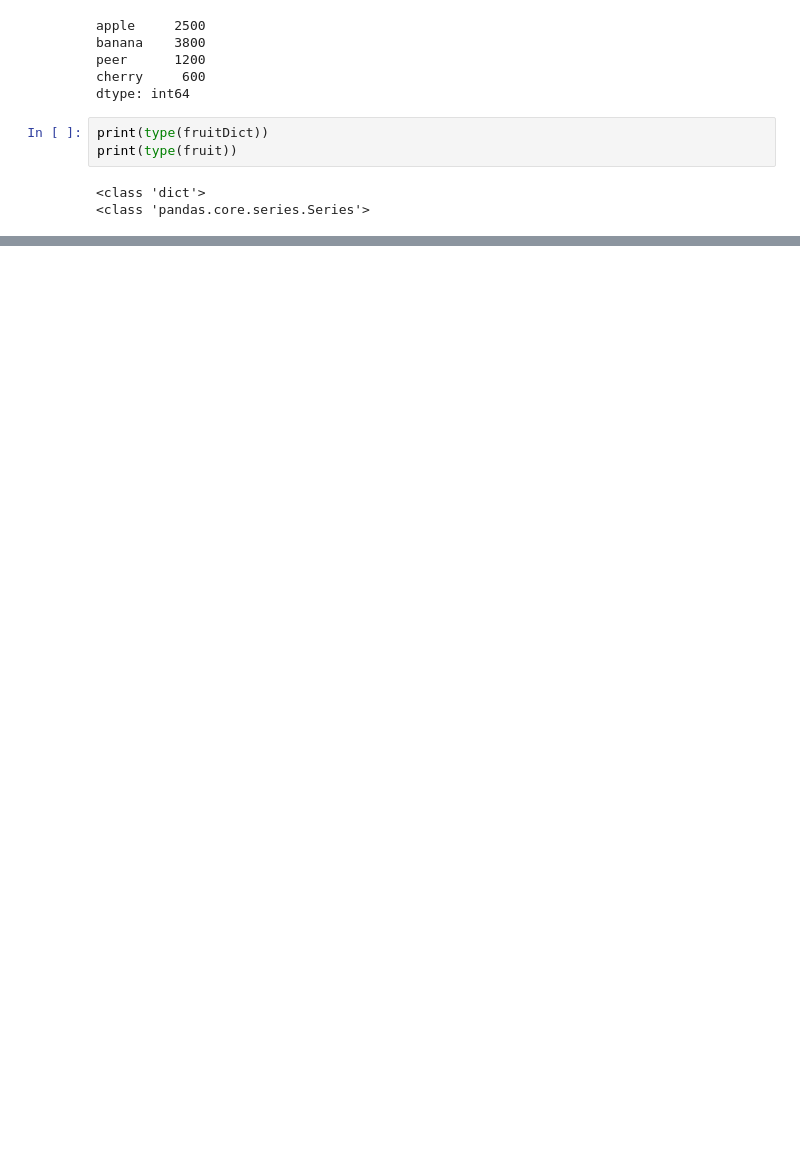
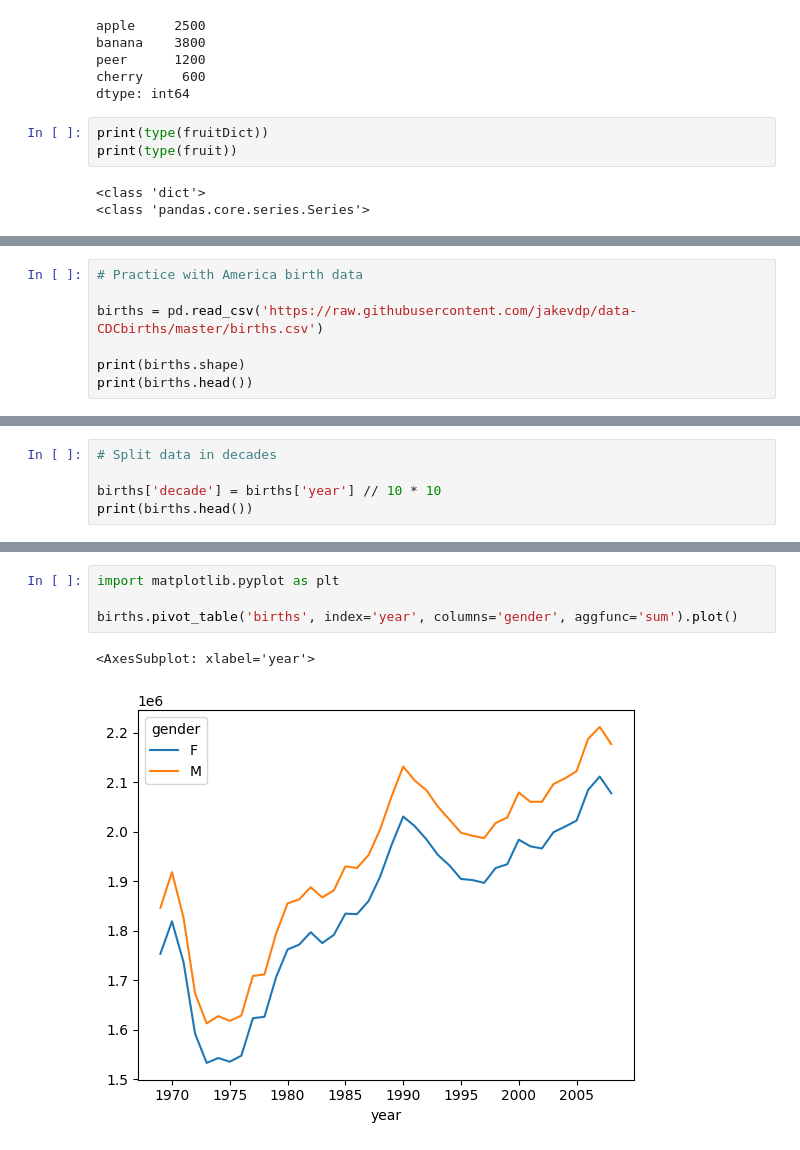
Before and after one commit to tak-jj/TIL, a Jupyter notebook: 2022-10-19/00.Pandas.ipynb, the cells around one changed output, grey strips where cells are left out. Cells and saved outputs as stored; diff of their text form; blank space fills up the shorter version.

```diff
--- a/2022-10-19/00.Pandas.ipynb
+++ b/2022-10-19/00.Pandas.ipynb
@@ -64,0 +557,7 @@ Name: fruitPrice, dtype: int64
+# %%
+# Practice with America birth data
+
+births = pd.read_csv('https://raw.githubusercontent.com/jakevdp/data-CDCbirths/master/births.csv')
+
+print(births.shape)
+print(births.head())
@@ -64,0 +572,5 @@ Name: fruitPrice, dtype: int64
+# %%
+# Split data in decades
+
+births['decade'] = births['year'] // 10 * 10
+print(births.head())
@@ -64,0 +599,7 @@ Name: fruitPrice, dtype: int64
+# %%
+import matplotlib.pyplot as plt
+
+births.pivot_table('births', index='year', columns='gender', aggfunc='sum').plot()
+# %% [output]
+<AxesSubplot: xlabel='year'>
+[figure, added]
```
Also changed, not shown: parts of 54 cells of this notebook, 5 other files.
